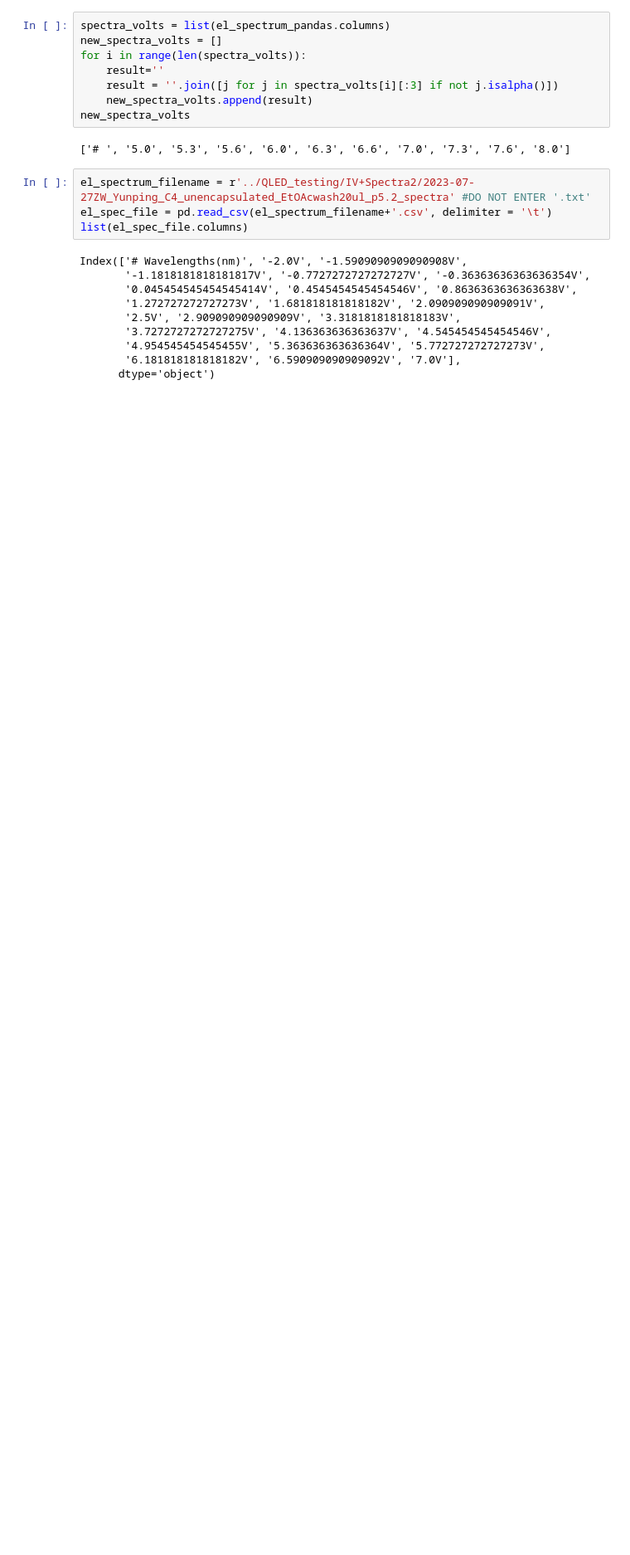
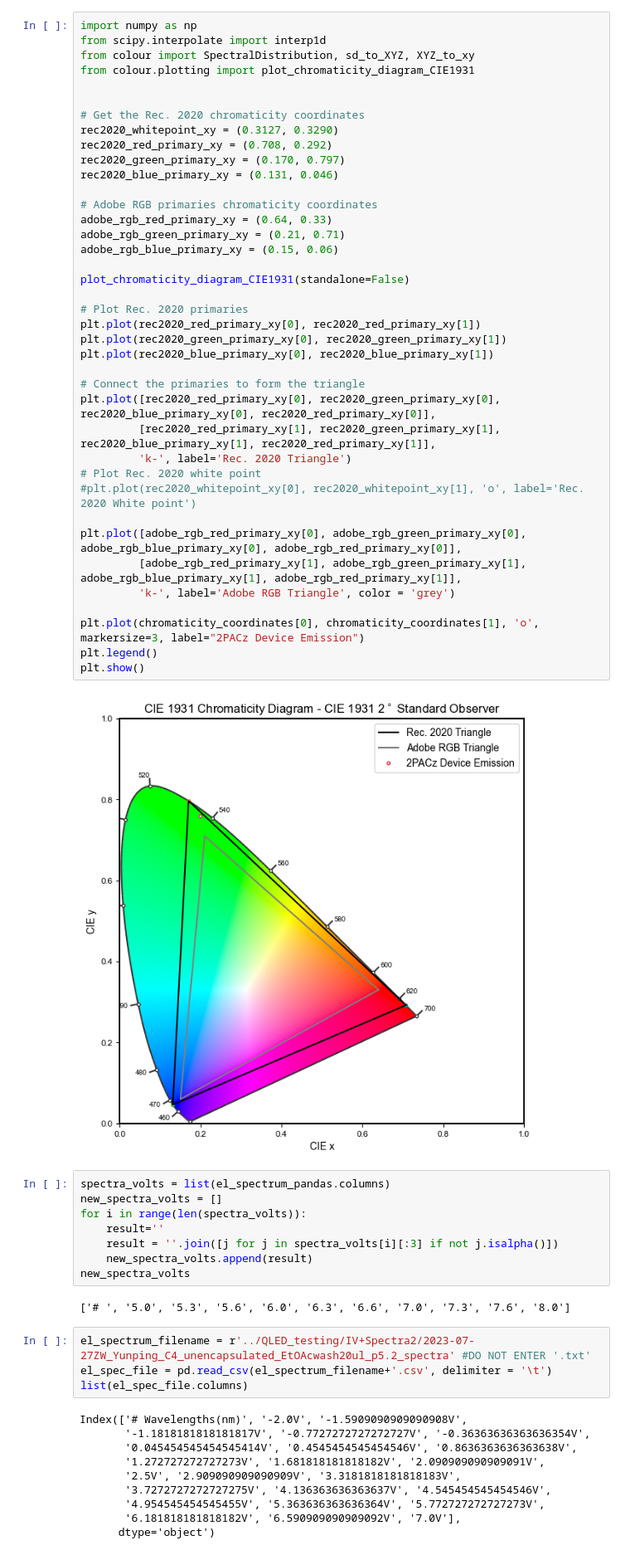
Before and after one commit to gillian-cpu/QLED_Characterization, a Jupyter notebook: 20230706ELQE_Workup.ipynb, the cells around one changed output. Shown at 83% size. Drawn from its saved outputs; the diff is of its cells as text; blank space fills up the shorter version.

```diff
--- a/20230706ELQE_Workup.ipynb
+++ b/20230706ELQE_Workup.ipynb
@@ -339,3 +471,44 @@ np.where(np.amax(el_spec_file[:,1:]))
+# %%
+import numpy as np
+from scipy.interpolate import interp1d
+from colour import SpectralDistribution, sd_to_XYZ, XYZ_to_xy
+from colour.plotting import plot_chromaticity_diagram_CIE1931
+
+
+# Get the Rec. 2020 chromaticity coordinates
+rec2020_whitepoint_xy = (0.3127, 0.3290)
+rec2020_red_primary_xy = (0.708, 0.292)
+rec2020_green_primary_xy = (0.170, 0.797)
+rec2020_blue_primary_xy = (0.131, 0.046)
+
+# Adobe RGB primaries chromaticity coordinates
+adobe_rgb_red_primary_xy = (0.64, 0.33)
+adobe_rgb_green_primary_xy = (0.21, 0.71)
+adobe_rgb_blue_primary_xy = (0.15, 0.06)
+
+plot_chromaticity_diagram_CIE1931(standalone=False)
+
+# Plot Rec. 2020 primaries
+plt.plot(rec2020_red_primary_xy[0], rec2020_red_primary_xy[1])
+plt.plot(rec2020_green_primary_xy[0], rec2020_green_primary_xy[1])
+plt.plot(rec2020_blue_primary_xy[0], rec2020_blue_primary_xy[1])
+
+# Connect the primaries to form the triangle
+plt.plot([rec2020_red_primary_xy[0], rec2020_green_primary_xy[0], rec2020_blue_primary_xy[0], rec2020_red_primary_xy[0]],
+         [rec2020_red_primary_xy[1], rec2020_green_primary_xy[1], rec2020_blue_primary_xy[1], rec2020_red_primary_xy[1]],
+         'k-', label='Rec. 2020 Triangle')
+# Plot Rec. 2020 white point
+#plt.plot(rec2020_whitepoint_xy[0], rec2020_whitepoint_xy[1], 'o', label='Rec. 2020 White point')
+
+plt.plot([adobe_rgb_red_primary_xy[0], adobe_rgb_green_primary_xy[0], adobe_rgb_blue_primary_xy[0], adobe_rgb_red_primary_xy[0]],
+         [adobe_rgb_red_primary_xy[1], adobe_rgb_green_primary_xy[1], adobe_rgb_blue_primary_xy[1], adobe_rgb_red_primary_xy[1]],
+         'k-', label='Adobe RGB Triangle', color = 'grey')
+
+plt.plot(chromaticity_coordinates[0], chromaticity_coordinates[1], 'o', markersize=3, label="2PACz Device Emission")
+plt.legend()
+plt.show()
+# %% [output]
+[figure, added]
 # %%
 spectra_volts = list(el_spectrum_pandas.columns)
 new_spectra_volts = []
```
Also changed, not shown: parts of 4 cells of this notebook.
